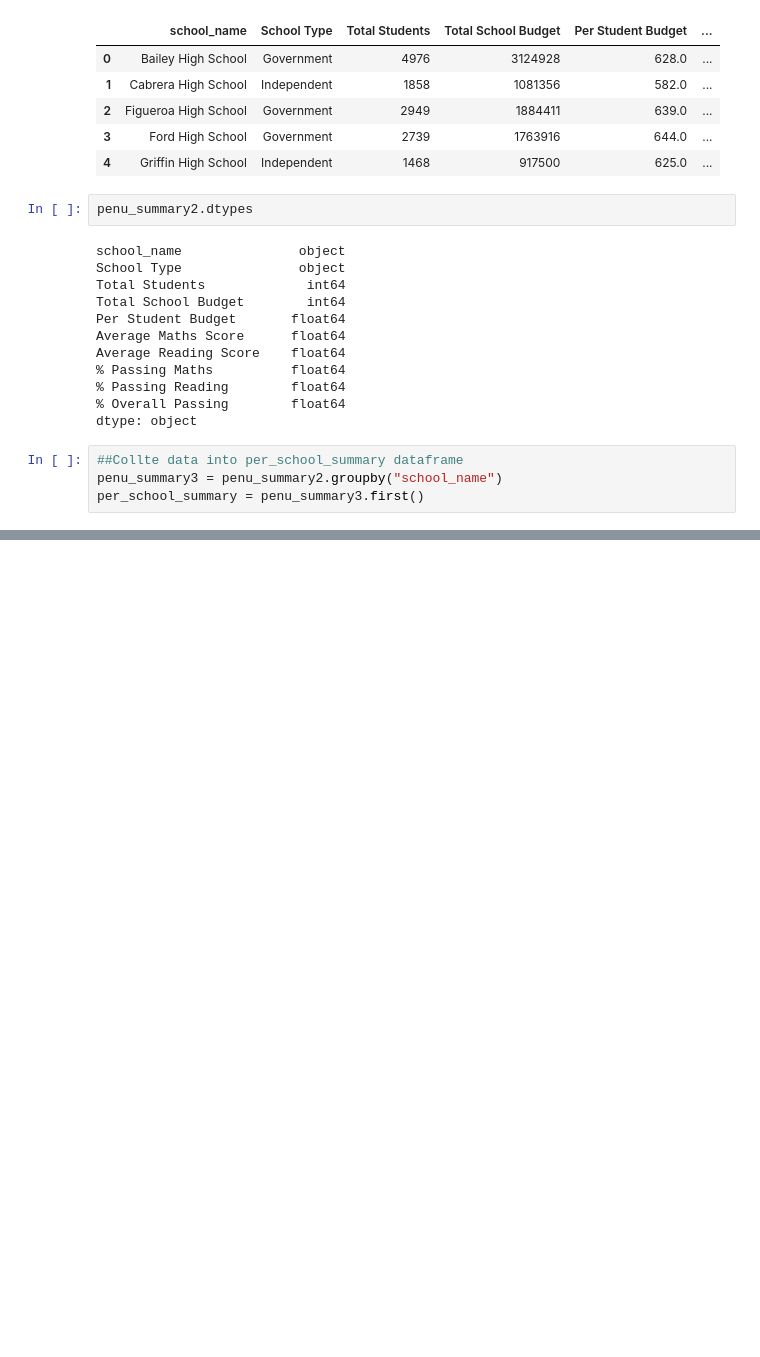
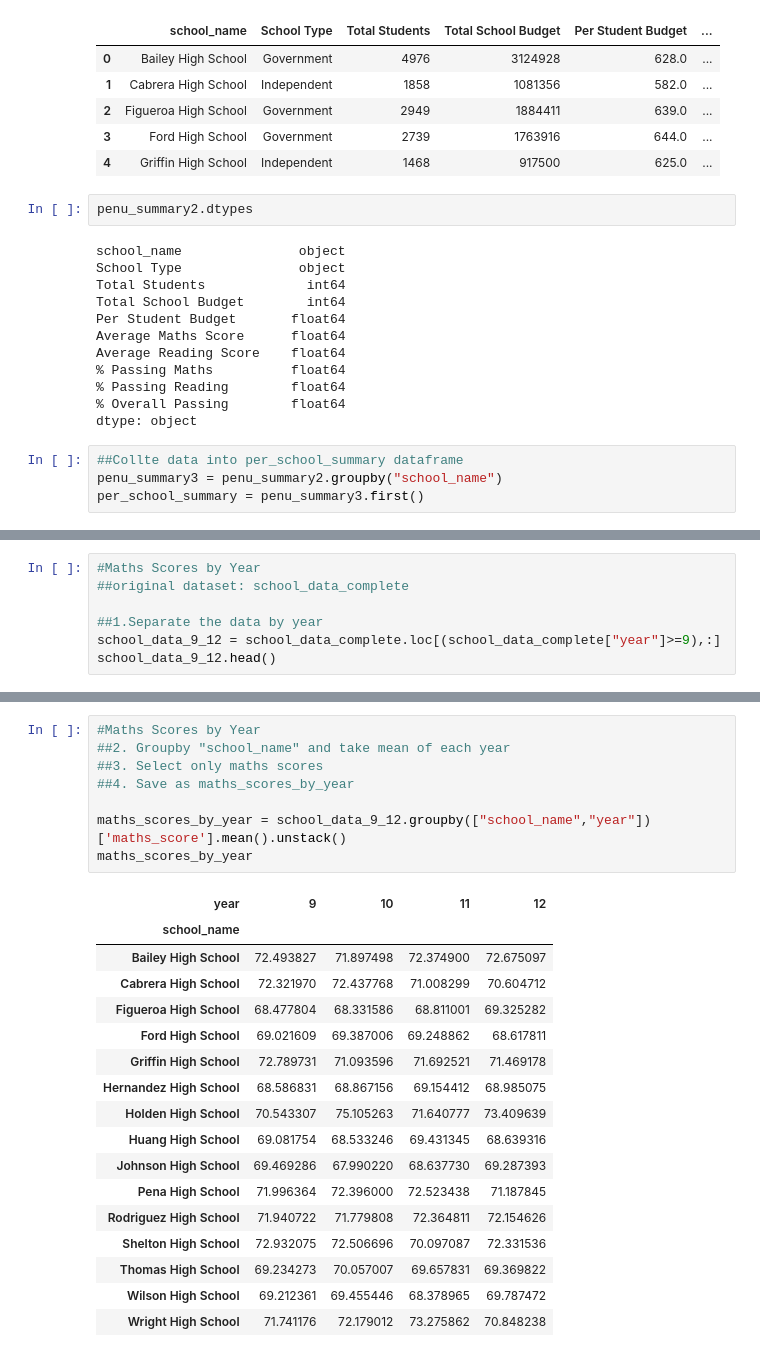
Before and after one commit to shanCH3n/pandas-challenge, a Jupyter notebook: PyCitySchools_MAIN.ipynb, the cells around one changed output, grey strips where cells are left out. Cells and saved outputs as stored; diff of their text form; blank space fills up the shorter version.

```diff
--- a/PyCitySchools_MAIN.ipynb
+++ b/PyCitySchools_MAIN.ipynb
@@ -733,3 +733,10 @@ bottom_schools.head()
 | Johnson High School | Government | 4761 | $3,094,650.00 | $650.00 | 68.843100 | ... |
 | Wilson High School | Independent | 2283 | $1,319,574.00 | $578.00 | 69.170828 | ... |
 | Ford High School | Government | 2739 | $1,763,916.00 | $644.00 | 69.091274 | ... |
+# %%
+#Maths Scores by Year
+##original dataset: school_data_complete
+
+##1.Separate the data by year
+school_data_9_12 = school_data_complete.loc[(school_data_complete["year"]>=9),:]
+school_data_9_12.head()
@@ -735,0 +750,26 @@ bottom_schools.head()
+# %%
+#Maths Scores by Year
+##2. Groupby "school_name" and take mean of each year
+##3. Select only maths scores
+##4. Save as maths_scores_by_year
+
+maths_scores_by_year = school_data_9_12.groupby(["school_name","year"])['maths_score'].mean().unstack()
+maths_scores_by_year
+# %% [output]
+| year | 9 | 10 | 11 | 12 |
+| school_name |  |  |  |  |
+| Bailey High School | 72.493827 | 71.897498 | 72.374900 | 72.675097 |
+| Cabrera High School | 72.321970 | 72.437768 | 71.008299 | 70.604712 |
+| Figueroa High School | 68.477804 | 68.331586 | 68.811001 | 69.325282 |
+| Ford High School | 69.021609 | 69.387006 | 69.248862 | 68.617811 |
+| Griffin High School | 72.789731 | 71.093596 | 71.692521 | 71.469178 |
+| Hernandez High School | 68.586831 | 68.867156 | 69.154412 | 68.985075 |
+| Holden High School | 70.543307 | 75.105263 | 71.640777 | 73.409639 |
+| Huang High School | 69.081754 | 68.533246 | 69.431345 | 68.639316 |
+| Johnson High School | 69.469286 | 67.990220 | 68.637730 | 69.287393 |
+| Pena High School | 71.996364 | 72.396000 | 72.523438 | 71.187845 |
+| Rodriguez High School | 71.940722 | 71.779808 | 72.364811 | 72.154626 |
+| Shelton High School | 72.932075 | 72.506696 | 70.097087 | 72.331536 |
+| Thomas High School | 69.234273 | 70.057007 | 69.657831 | 69.369822 |
+| Wilson High School | 69.212361 | 69.455446 | 68.378965 | 69.787472 |
+| Wright High School | 71.741176 | 72.179012 | 73.275862 | 70.848238 |
```
Also changed, not shown: parts of 2 cells of this notebook.
